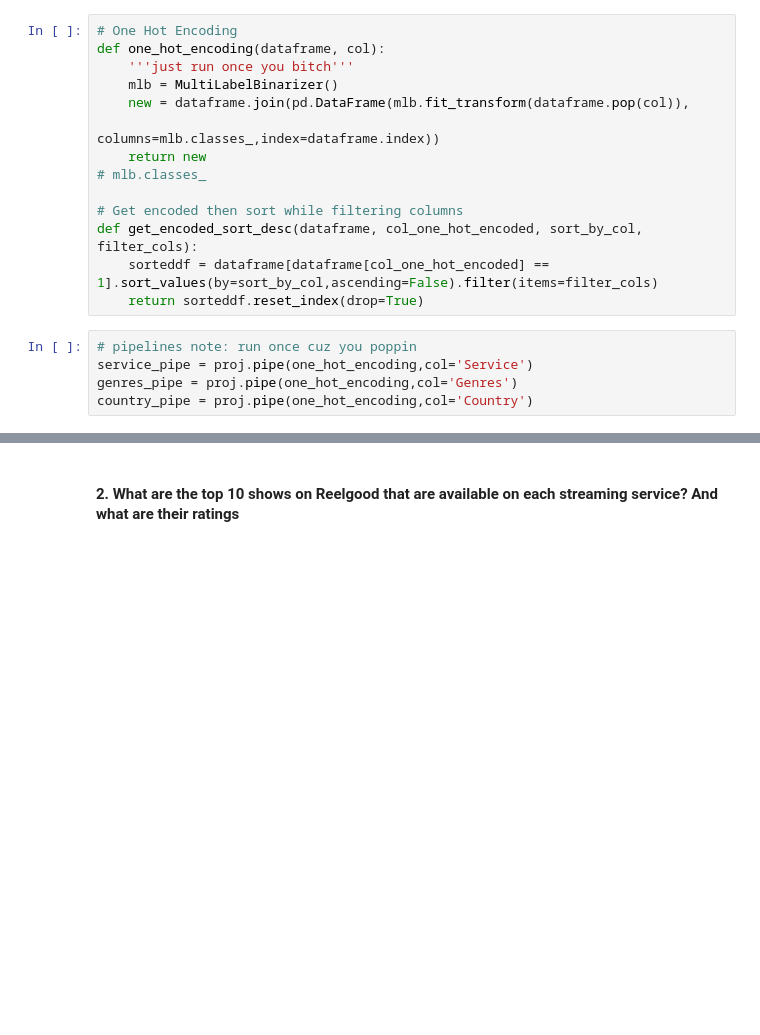
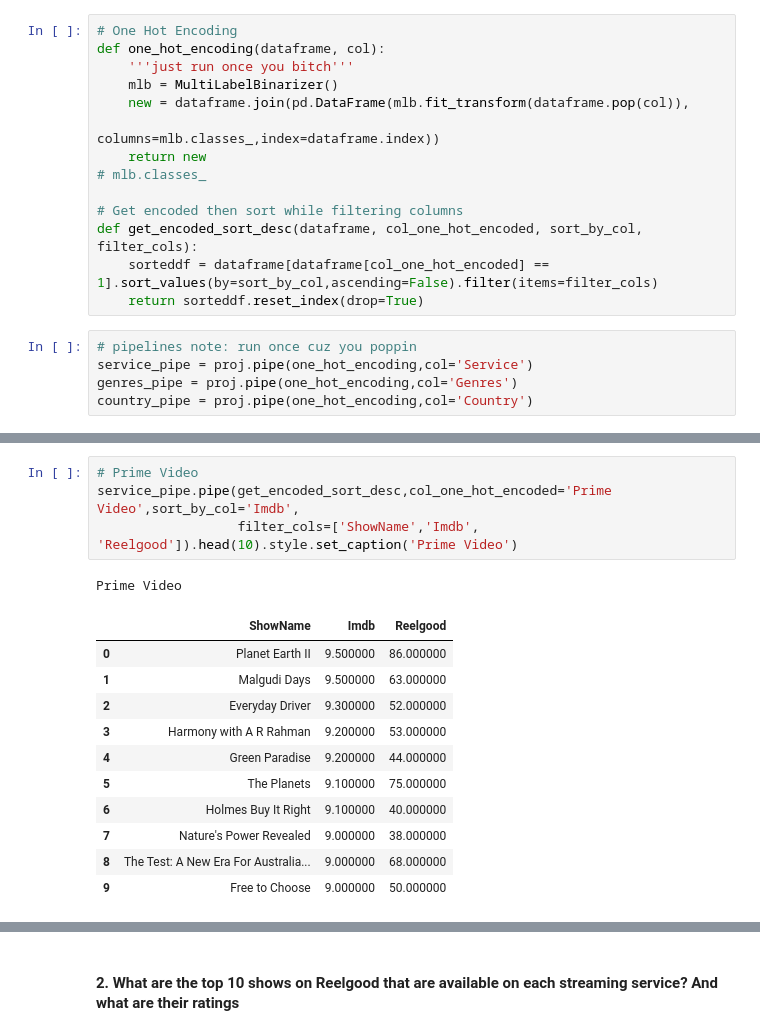
Before and after one commit to patcln/dlsu-datasci-patriciacelon, a Jupyter notebook: Project/Project.ipynb, the cells around one changed output, grey strips where cells are left out. Saved outputs shown, nothing was run; the diff lists cells and outputs as text; blank space fills up the shorter version.

```diff
--- a/Project/Project.ipynb
+++ b/Project/Project.ipynb
@@ -316,0 +336,17 @@ service_pipe.pipe(get_encoded_sort_desc,col_one_hot_encoded='Cinemax',
+# %%
+# Prime Video
+service_pipe.pipe(get_encoded_sort_desc,col_one_hot_encoded='Prime Video',sort_by_col='Imdb',
+                  filter_cols=['ShowName','Imdb', 'Reelgood']).head(10).style.set_caption('Prime Video')
+# %% [output]
+Prime Video
+|  | ShowName | Imdb | Reelgood |
+| 0 | Planet Earth II | 9.500000 | 86.000000 |
+| 1 | Malgudi Days | 9.500000 | 63.000000 |
+| 2 | Everyday Driver | 9.300000 | 52.000000 |
+| 3 | Harmony with A R Rahman | 9.200000 | 53.000000 |
+| 4 | Green Paradise | 9.200000 | 44.000000 |
+| 5 | The Planets | 9.100000 | 75.000000 |
+| 6 | Holmes Buy It Right | 9.100000 | 40.000000 |
+| 7 | Nature's Power Revealed | 9.000000 | 38.000000 |
+| 8 | The Test: A New Era For Australia... | 9.000000 | 68.000000 |
+| 9 | Free to Choose | 9.000000 | 50.000000 |
```
Also changed, not shown: parts of 18 cells of this notebook.
